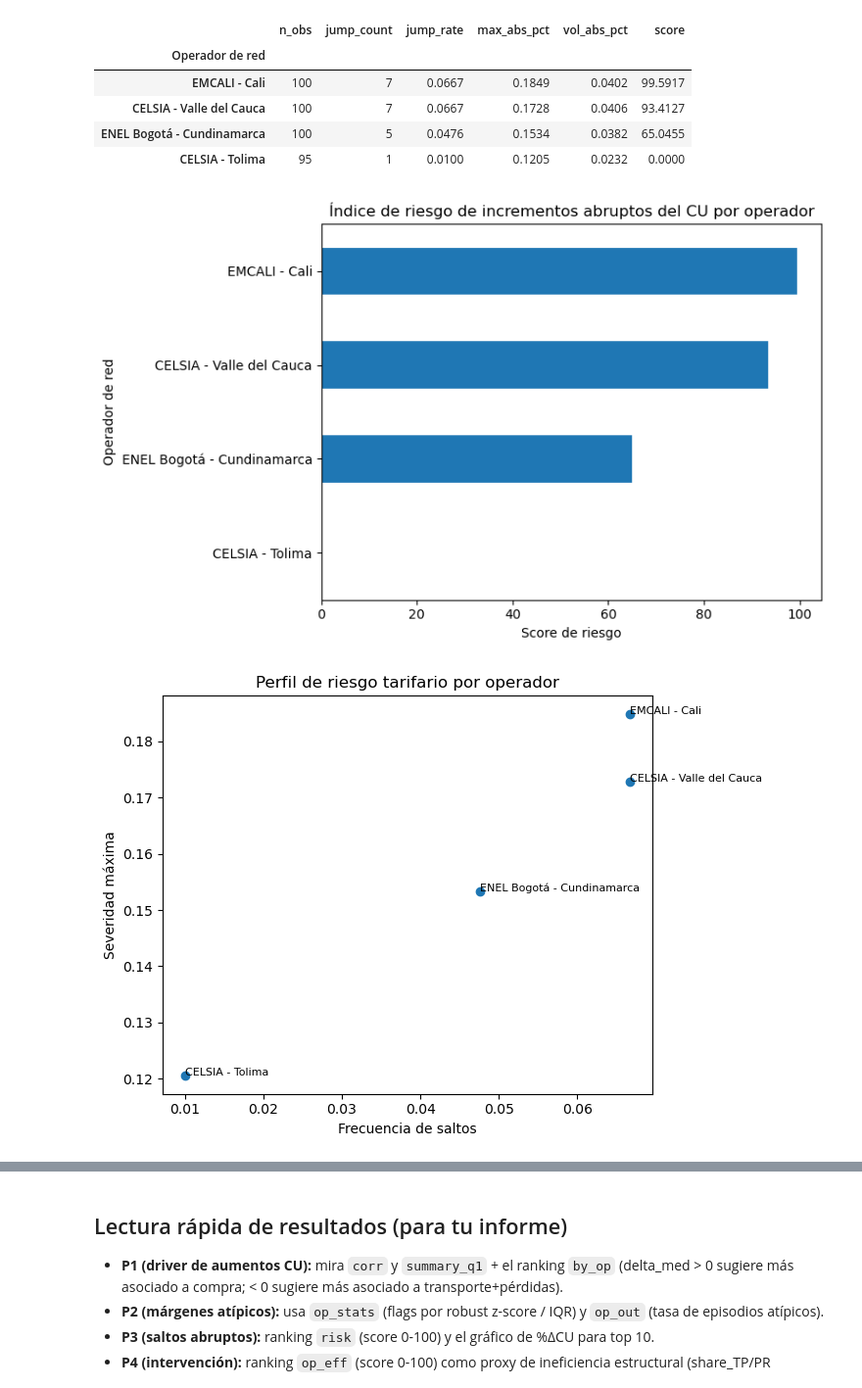
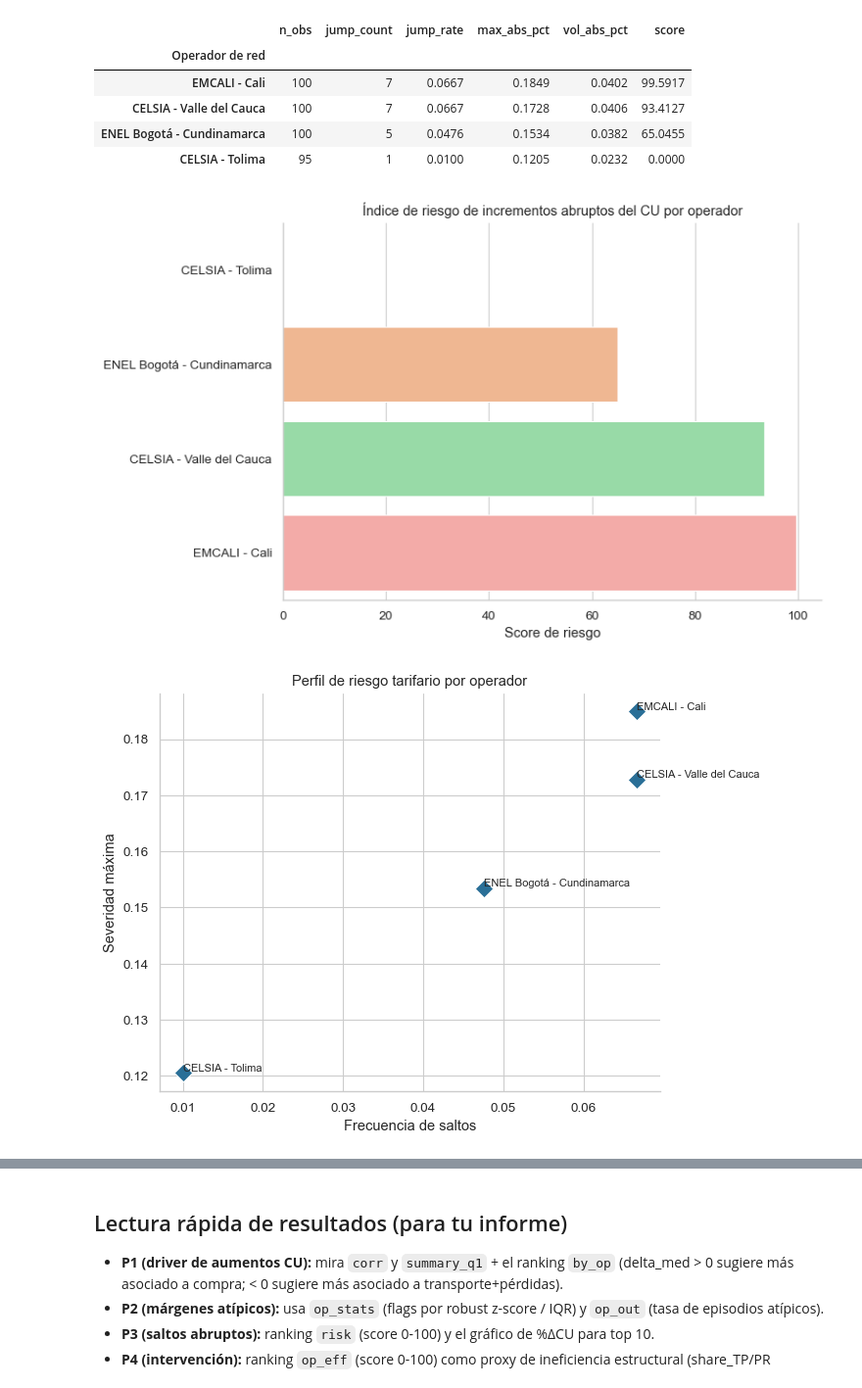
Before and after one commit to estebanvsq/Proyecto_AnalisisDeDatos, a Jupyter notebook: Proyecto/Copia_Limpieza.ipynb, the cells around one changed output, grey strips where cells are left out. Shown at 98% size. Drawn from its saved outputs; the diff is of its cells as text; code cells hidden in the pictures.

Commit message:
Gráficos bonitos, bellos, hermosos

```diff
--- a/Proyecto/Copia_Limpieza.ipynb
+++ b/Proyecto/Copia_Limpieza.ipynb
@@ -797,25 +801,56 @@ Umbral de salto abrupto (|%ΔCU|): 11.25%
 | ENEL Bogotá - Cundinamarca | 100 | 5 | 0.0476 | 0.1534 | 0.0382 | 65.0455 |
 | CELSIA - Tolima | 95 | 1 | 0.0100 | 0.1205 | 0.0232 | 0.0000 |
 # %%
-risk['score'].sort_values().plot(kind='barh', figsize=(8,5))
+# ordenar datos como en tu gráfico original
+plot_data = risk['score'].sort_values().reset_index()
+
+plt.figure(figsize=(8,5))
+sns.barplot(
+    data=plot_data,
+    x='score',
+    y='Operador de red',
+    palette='pastel'
+)
+
 plt.title('Índice de riesgo de incrementos abruptos del CU por operador')
 plt.xlabel('Score de riesgo')
+plt.ylabel('')
 plt.tight_layout()
+sns.despine()
 plt.show()
 # %% [output]
-[figure, old version]
+[figure, new version]
 # %%
 plt.figure(figsize=(7,5))
-plt.scatter(risk['jump_rate'], risk['max_abs_pct'])
+
+sns.scatterplot(
+    data=risk,
+    x='jump_rate',
+    y='max_abs_pct',
+    s=90,
+    marker='D',        # forma del punto (D = rombo)
+    color ='#2A6F97'    # color personalizado
+)
+
 for op in risk.index:
-    plt.text(risk.loc[op,'jump_rate'], risk.loc[op,'max_abs_pct'], op, fontsize=8)
+    plt.text(
+        risk.loc[op,'jump_rate'],
+        risk.loc[op,'max_abs_pct'],
+        op,
+        fontsize=8,
+        ha='left',
+        va='bottom'
+    )
+
 plt.xlabel('Frecuencia de saltos')
 plt.ylabel('Severidad máxima')
 plt.title('Perfil de riesgo tarifario por operador')
+
+sns.despine()
 plt.tight_layout()
 plt.show()
 # %% [output]
-[figure, old version]
+[figure, new version]
 # %%
 # PREGUNTA 4) Operadores para intervención por ineficiencia estructural (proxy)
 
```
Also changed, not shown: parts of 5 cells of this notebook.
